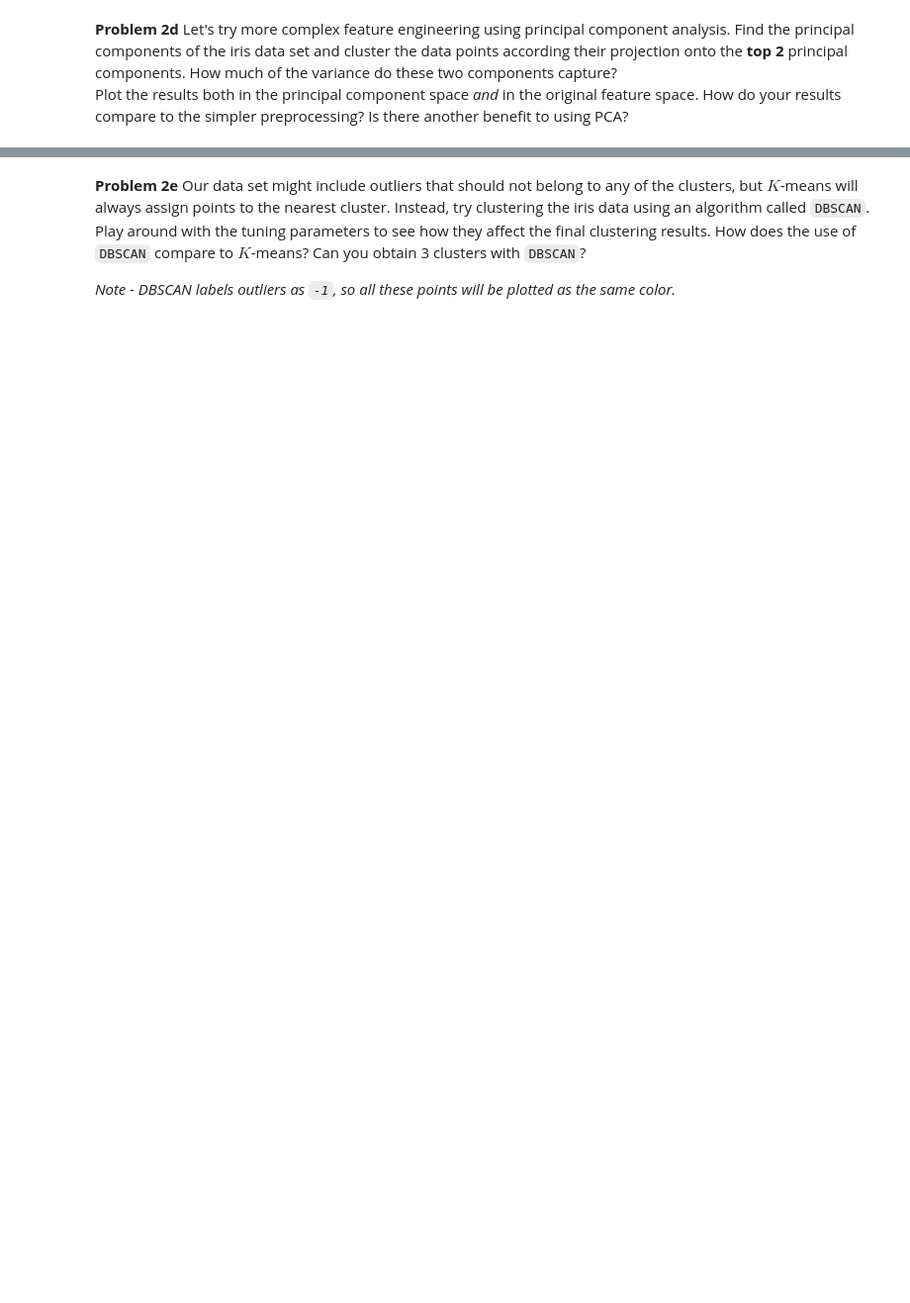
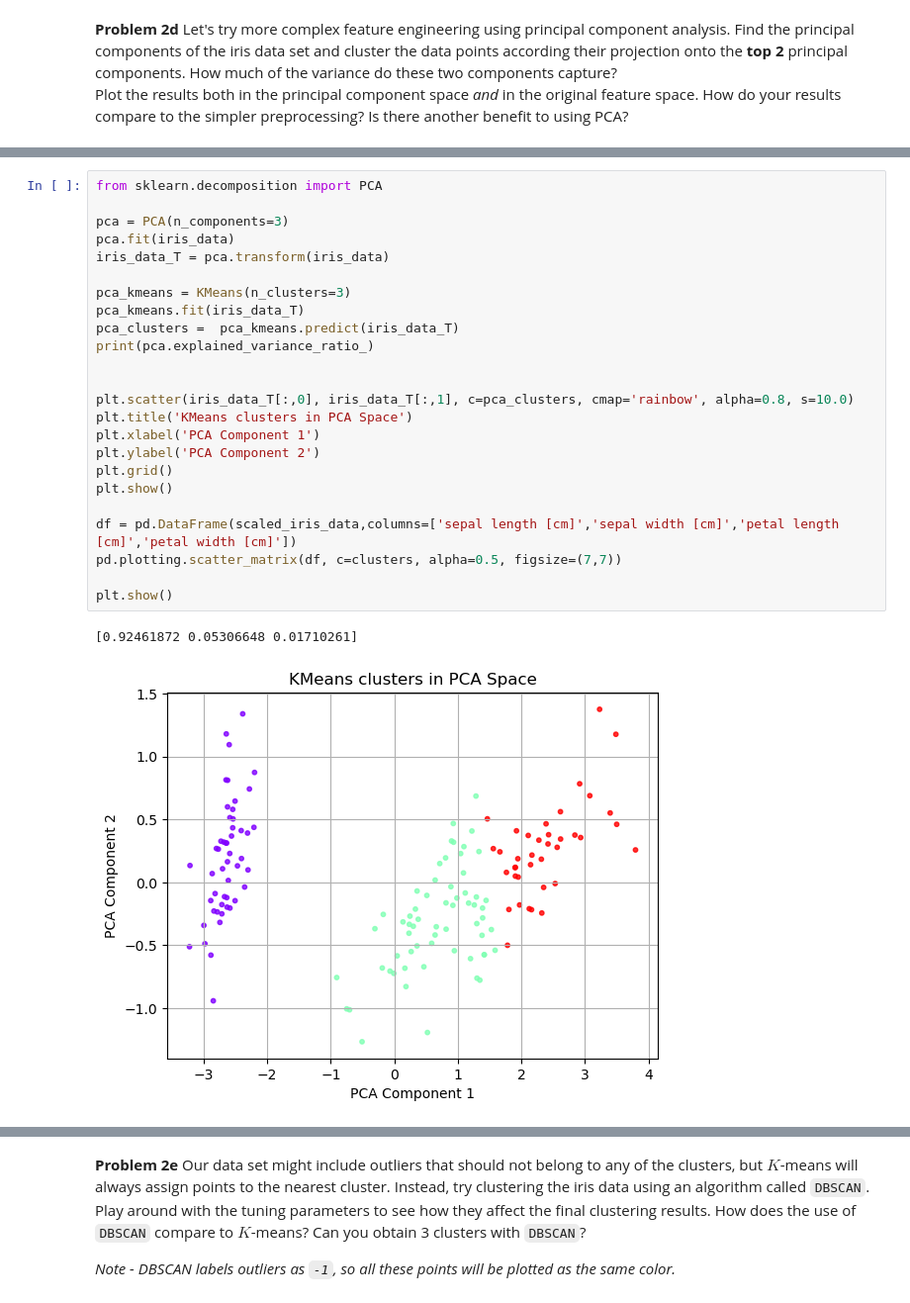
Before and after one commit to ASTR154/clustering, a Jupyter notebook: clustering.ipynb, the cells around one changed output, grey strips where cells are left out. Shown at 99% size. Saved outputs shown, nothing was run; the diff lists cells and outputs as text; blank space fills up the shorter version.

```diff
--- a/clustering.ipynb
+++ b/clustering.ipynb
@@ -131,0 +113,27 @@ from sklearn.decomposition import PCA
+# %%
+from sklearn.decomposition import PCA
+
+pca = PCA(n_components=3)
+pca.fit(iris_data)
+iris_data_T = pca.transform(iris_data)
+
+pca_kmeans = KMeans(n_clusters=3)
+pca_kmeans.fit(iris_data_T)
+pca_clusters =  pca_kmeans.predict(iris_data_T)
+print(pca.explained_variance_ratio_)
+
+
+plt.scatter(iris_data_T[:,0], iris_data_T[:,1], c=pca_clusters, cmap='rainbow', alpha=0.8, s=10.0)
+plt.title('KMeans clusters in PCA Space')
+plt.xlabel('PCA Component 1')
+plt.ylabel('PCA Component 2')
+plt.grid()
+plt.show()
+
+df = pd.DataFrame(scaled_iris_data,columns=['sepal length [cm]','sepal width [cm]','petal length [cm]','petal width [cm]'])
+pd.plotting.scatter_matrix(df, c=clusters, alpha=0.5, figsize=(7,7))
+
+plt.show()
+# %% [output]
+[0.92461872 0.05306648 0.01710261]
+[figure, added]
```
Also changed, not shown: parts of 22 cells of this notebook.
